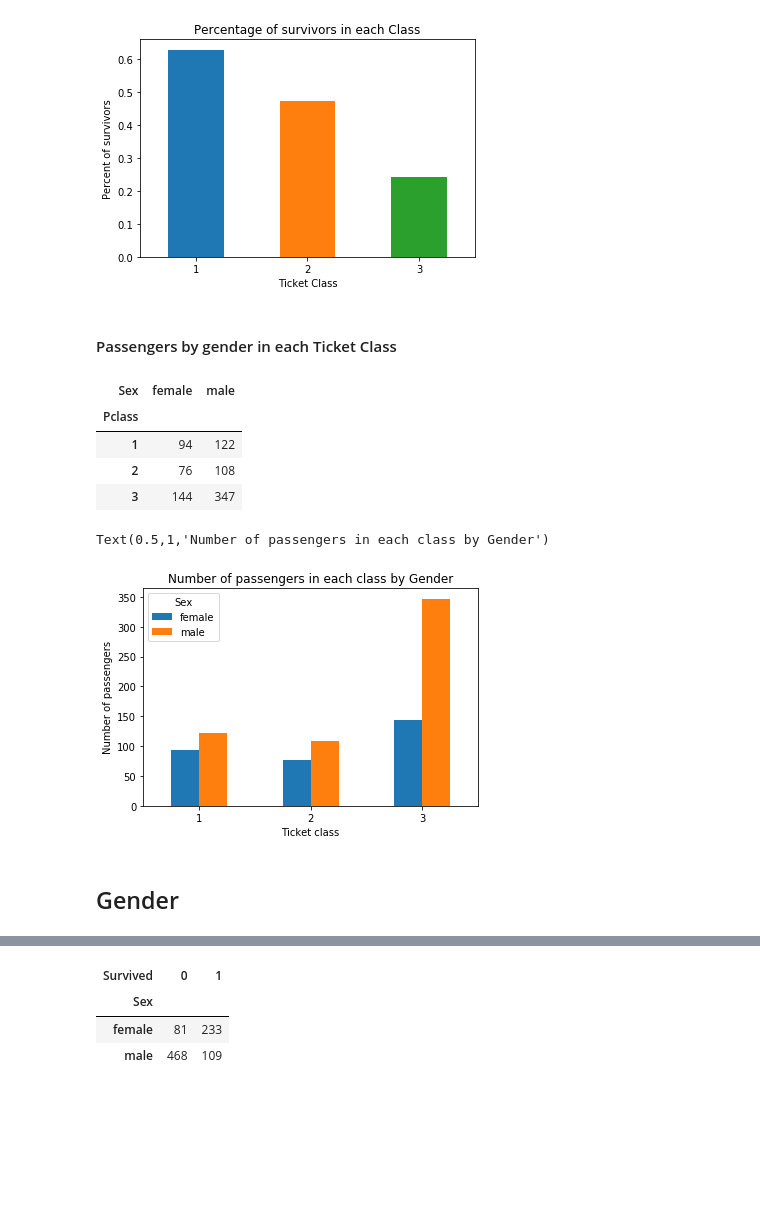
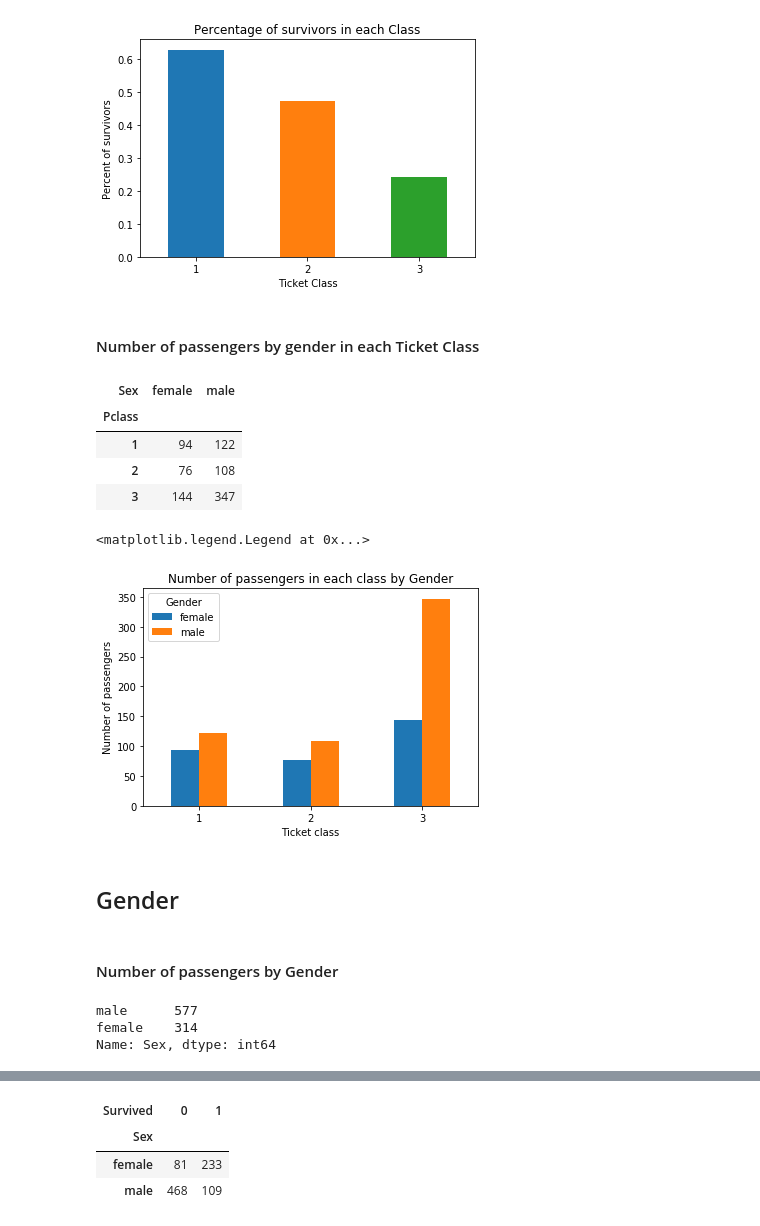
Before and after one commit to silvuple/Machine-Learning-Titanic-Kaggle, a Jupyter notebook: titanic_features_analysis.ipynb, the cells around one changed output, grey strips where cells are left out. Cells and saved outputs as stored; diff of their text form; code cells hidden in the pictures; blank space fills up the shorter version.

```diff
--- a/titanic_features_analysis.ipynb
+++ b/titanic_features_analysis.ipynb
@@ -4,7 +4,7 @@ from matplotlib import pyplot as plt
 import pandas as pd
 import numpy as np
 # %%
-df = pd.read_csv('train.csv')
+df = pd.read_csv(r'C:\Users\m\AppData\Local\Programs\Python\Python36-32\titanic\train.csv')
 # %%
 df.head()
 # %% [output]
@@ -55,7 +72,7 @@ plt.title("Percentage of survivors in each Class")
 Text(0.5,1,'Percentage of survivors in each Class')
 [figure]
 # %% [markdown]
-#### Passengers by gender in each Ticket Class
+#### Number of passengers by gender in each Ticket Class
 # %%
 pd.crosstab(df.Pclass, df.Sex)
 # %% [output]
@@ -67,10 +84,19 @@ pd.crosstab(df.Pclass, df.Sex)
 # %%
 pd.crosstab(df.Pclass, df.Sex).plot(kind='bar', rot=0)
 plt.xlabel('Ticket class')
 plt.ylabel('Number of passengers')
 plt.title('Number of passengers in each class by Gender')
+plt.legend(title='Gender')
 # %% [output]
-Text(0.5,1,'Number of passengers in each class by Gender')
+<matplotlib.legend.Legend at 0x...>
-[figure, old version]
+[figure, new version]
 # %% [markdown]
 ## Gender
+# %% [markdown]
+#### Number of passengers by Gender
+# %%
+df.Sex.value_counts()
+# %% [output]
+male      577
+female    314
+Name: Sex, dtype: int64
```
Also changed, not shown: parts of 63 cells of this notebook.
